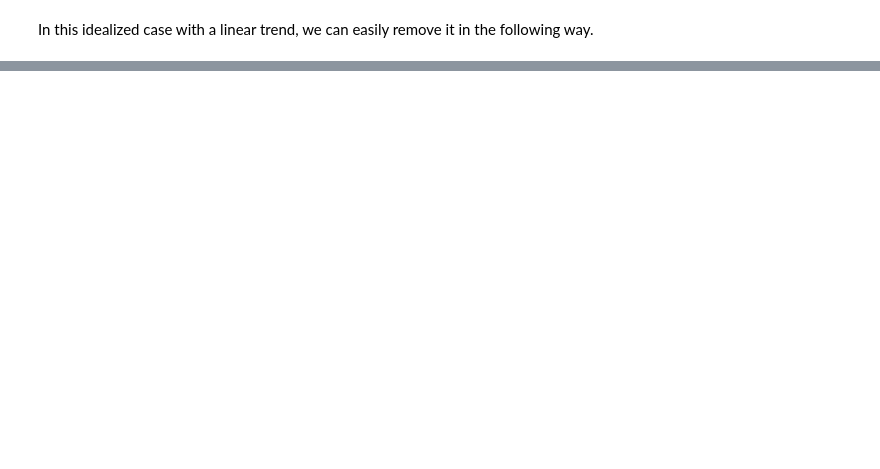
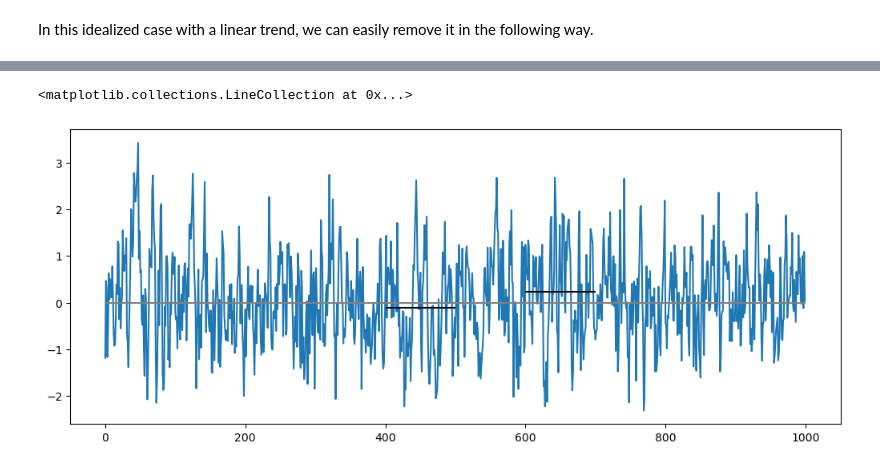
Before and after one commit to joelbracamontes/statistics, a Jupyter notebook: corre-Copy1.ipynb, the cells around one changed output, grey strips where cells are left out. Drawn from its saved outputs; the diff is of its cells as text; code cells hidden in the pictures; blank space fills up the shorter version.

```diff
--- a/corre-Copy1.ipynb
+++ b/corre-Copy1.ipynb
@@ -100,0 +118,11 @@ np.sum((data-np.mean(data))**2)/(len(data)-1). If the process is stationary, the
+# %%
+lag = 1
+
+r=0.6;
+
+data_no2 = np.zeros(N)
+data_no2[0] =  np.random.normal(loc=0, scale=1)
+
+for t in range(1, N):
+
+    data_no2[t] = r * data_no2[t - 1] + np.sqrt(1 - r**2) * np.random.normal(loc=0, scale=1)
@@ -100,0 +133,11 @@ np.sum((data-np.mean(data))**2)/(len(data)-1). If the process is stationary, the
+# %%
+fig, ax = plt.subplots(figsize=(10,4), constrained_layout=True)
+
+ax.plot(data_no2,label='lag 1')
+
+ax.hlines(np.mean(data_no2[400:500]),400,500,'black')
+ax.hlines(np.mean(data_no2[600:700]),600,700,'black')
+ax.hlines(0,0,N,'gray')
+# %% [output]
+<matplotlib.collections.LineCollection at 0x...>
+[figure, added]
```
Also changed, not shown: parts of 12 cells of this notebook.
